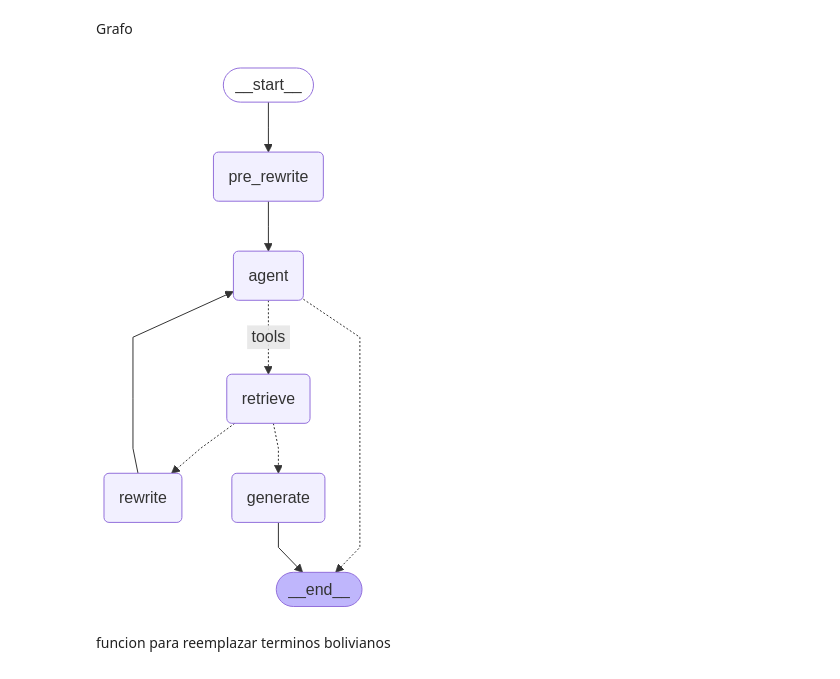
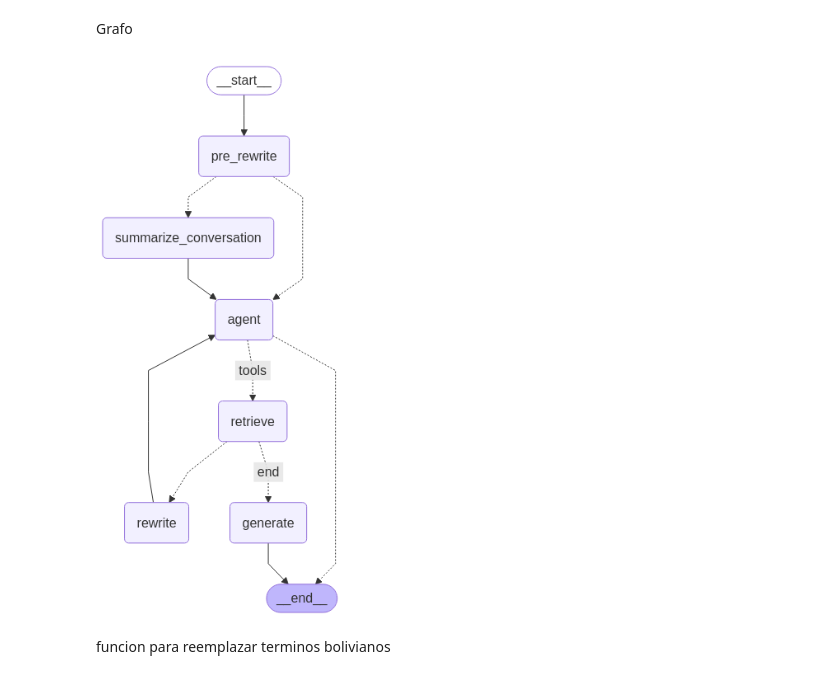
Before and after one commit to CesarKnight/Asistente-Legal-API, a Jupyter notebook: App/Agente con reformulacion.ipynb, the cells around one changed output. Drawn from its saved outputs; the diff is of its cells as text; code cells hidden in the pictures.

```diff
--- a/App/Agente con reformulacion.ipynb
+++ b/App/Agente con reformulacion.ipynb
@@ -43,19 +57,11 @@ Cargamos el modelo
-# %%
-openai_api_key = os.getenv("DEEPSEEK_API_KEY")
-openai_base_url = os.getenv("DEEPSEEK_API_URL")
-openai_model = os.getenv("LLM_MODEL")
-
-# Crear una instancia del modelo ChatOpenAI
-llm = ChatOpenAI(
-    # base_url=openai_base_url,
-    # api_key=openai_api_key,
-    model= "gpt-4o",
-    temperature=0.5,
-)
 # %% [markdown]
 Definir base de datos
 # %%
-embeddings = HuggingFaceEmbeddings(model_name="sentence-transformers/all-MiniLM-L6-v2")
+# embeddings = HuggingFaceEmbeddings(model_name="sentence-transformers/all-MiniLM-L6-v2")
+
+embeddings = OpenAIEmbeddings(
+    model="text-embedding-ada-002",
+)
 # %% [markdown]
 Herramienta Recuperadora de docs
 # %%
@@ -100,6 +112,8 @@ class AgentState(TypedDict):
     # The add_messages function defines how an update should be processed
     # Default is to replace. add_messages says "append"
     messages: Annotated[Sequence[BaseMessage], add_messages]
+    summary: str
+    rewrite_count: int = 0
 # %% [markdown]
 ### Definimos el Edge condicional (arista entre los grafos) para ver si los documentos son suficientes o se necesita rewrite la pregunta
 # %%
@@ -315,12 +401,14 @@ Grafo
 # %%
 from langgraph.graph import END, StateGraph, START
 from langgraph.prebuilt import ToolNode
+from langgraph.checkpoint.memory import MemorySaver
 
 # Define a new graph
 workflow = StateGraph(AgentState)
 
 # Define the nodes we will cycle between
 workflow.add_node("pre_rewrite", pre_rewrite)  # Start node
+workflow.add_node("summarize_conversation", summarize_conversation)  # Summarization node
 workflow.add_node("agent", agent)  # agent
 retrieve = ToolNode([recuperarDocs])
 workflow.add_node("retrieve", retrieve)  # retrieval
@@ -330,42 +418,55 @@ workflow.add_node(
 )  # Generating a response after we know the documents are relevant
 # Call agent node to decide to retrieve or not
 workflow.add_edge(START, "pre_rewrite")
-workflow.add_edge("pre_rewrite", "agent")
+workflow.add_conditional_edges(
+    "pre_rewrite",
+    should_continue,
+    {
+        "summarize_conversation": "summarize_conversation",
+        "agent": "agent"
+    }
+)
+workflow.add_edge( "summarize_conversation", "agent")
 
 # Decide whether to retrieve
 workflow.add_conditional_edges(
     "agent",
     # Assess agent decision
     tools_condition,
     {
         # Translate the condition outputs to nodes in our graph
         "tools": "retrieve",
         END: END,
     },
 )
 
 # Edges taken after the `action` node is called.
 workflow.add_conditional_edges(
     "retrieve",
-    # Assess agent decision
     grade_documents,
+    {
+        "generate": "generate",
+        "rewrite": "rewrite",
+        "end": "generate"  # If we hit the limit, go to generate anyway
+    }
 )
 workflow.add_edge("generate", END)
 workflow.add_edge("rewrite", "agent")
 
 # Compile
-graph = workflow.compile()
-
+# Compile
+memory = MemorySaver()
+graph = workflow.compile(checkpointer=memory)
 
 from IPython.display import Image, display
 
 try:
     display(Image(graph.get_graph(xray=True).draw_mermaid_png()))
 except Exception:
     # This requires some extra dependencies and is optional
     pass
 # %% [output]
-[figure, old version]
+[figure, new version]
 # %% [markdown]
 funcion para reemplazar terminos bolivianos
 # %%
```
Also changed, not shown: parts of 5 cells of this notebook, 18 other files.
